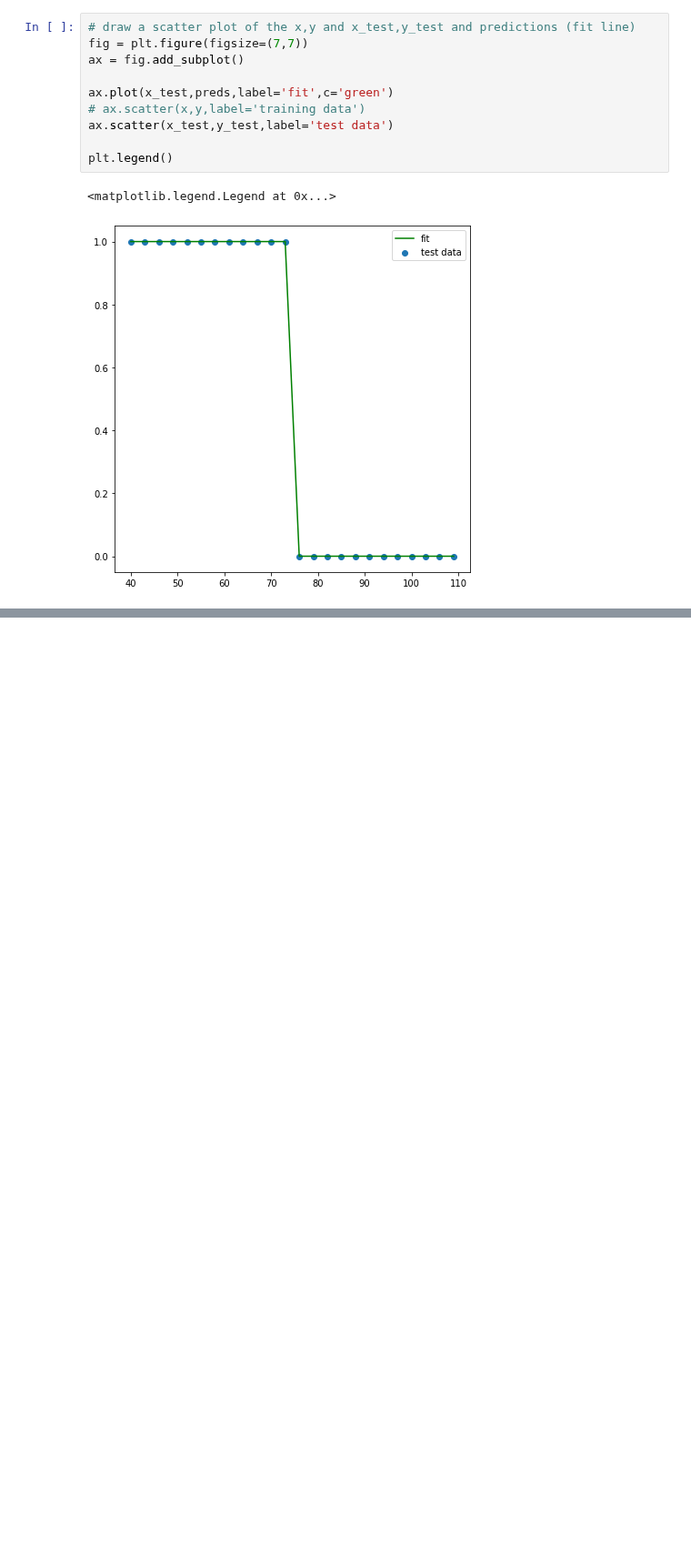
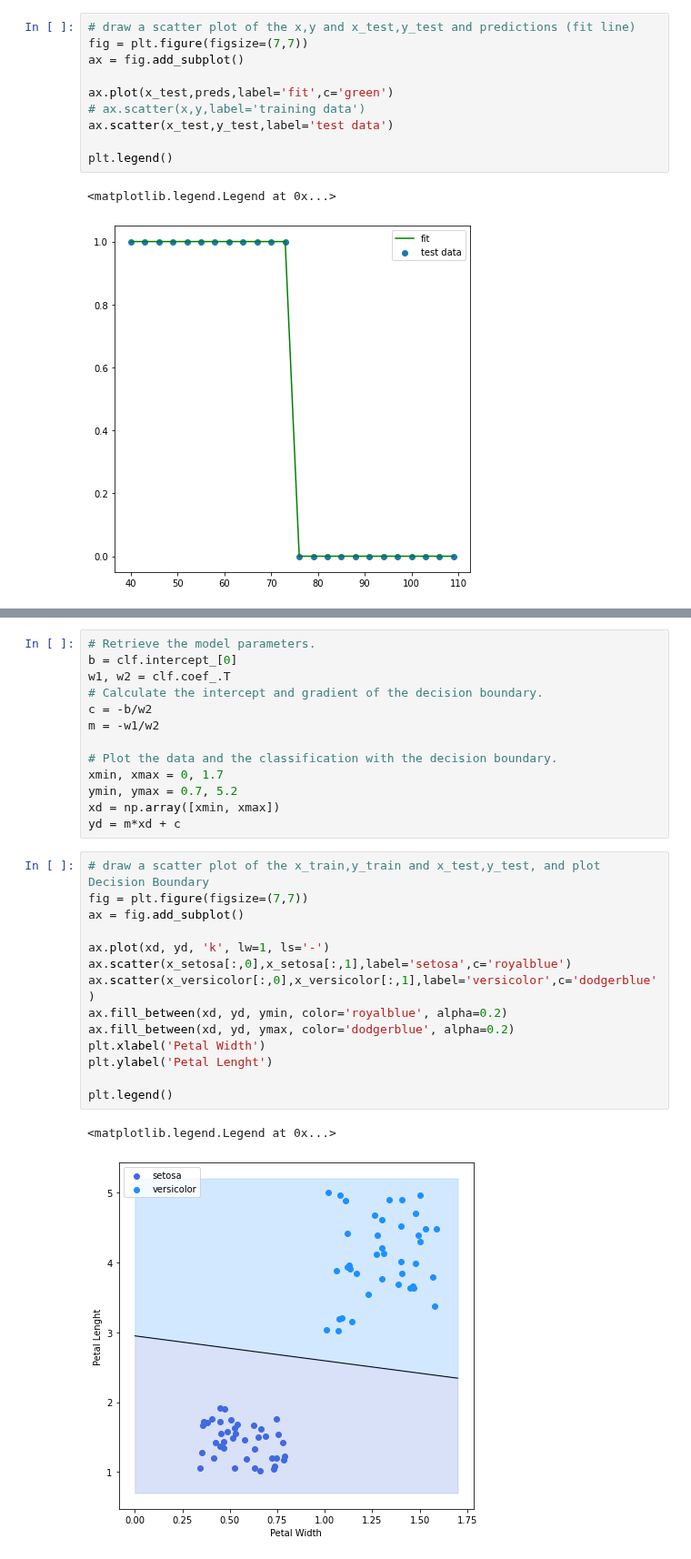
Before and after one commit to Space-Axolotl/Chapter-1, a Jupyter notebook: logistic_regression.ipynb, the cells around one changed output, grey strips where cells are left out. Shown at 91% size. Saved outputs shown, nothing was run; the diff lists cells and outputs as text; blank space fills up the shorter version.

```diff
--- a/logistic_regression.ipynb
+++ b/logistic_regression.ipynb
@@ -66,0 +125,30 @@ plt.legend()
+# %%
+# Retrieve the model parameters.
+b = clf.intercept_[0]
+w1, w2 = clf.coef_.T
+# Calculate the intercept and gradient of the decision boundary.
+c = -b/w2
+m = -w1/w2
+
+# Plot the data and the classification with the decision boundary.
+xmin, xmax = 0, 1.7
+ymin, ymax = 0.7, 5.2
+xd = np.array([xmin, xmax])
+yd = m*xd + c
+# %%
+# draw a scatter plot of the x_train,y_train and x_test,y_test, and plot Decision Boundary
+fig = plt.figure(figsize=(7,7))
+ax = fig.add_subplot()
+
+ax.plot(xd, yd, 'k', lw=1, ls='-')
+ax.scatter(x_setosa[:,0],x_setosa[:,1],label='setosa',c='royalblue')
+ax.scatter(x_versicolor[:,0],x_versicolor[:,1],label='versicolor',c='dodgerblue')
+ax.fill_between(xd, yd, ymin, color='royalblue', alpha=0.2)
+ax.fill_between(xd, yd, ymax, color='dodgerblue', alpha=0.2)
+plt.xlabel('Petal Width')
+plt.ylabel('Petal Lenght')
+
+plt.legend()
+# %% [output]
+<matplotlib.legend.Legend at 0x...>
+[figure, added]
```
Also changed, not shown: parts of 10 cells of this notebook, 1 other file.
